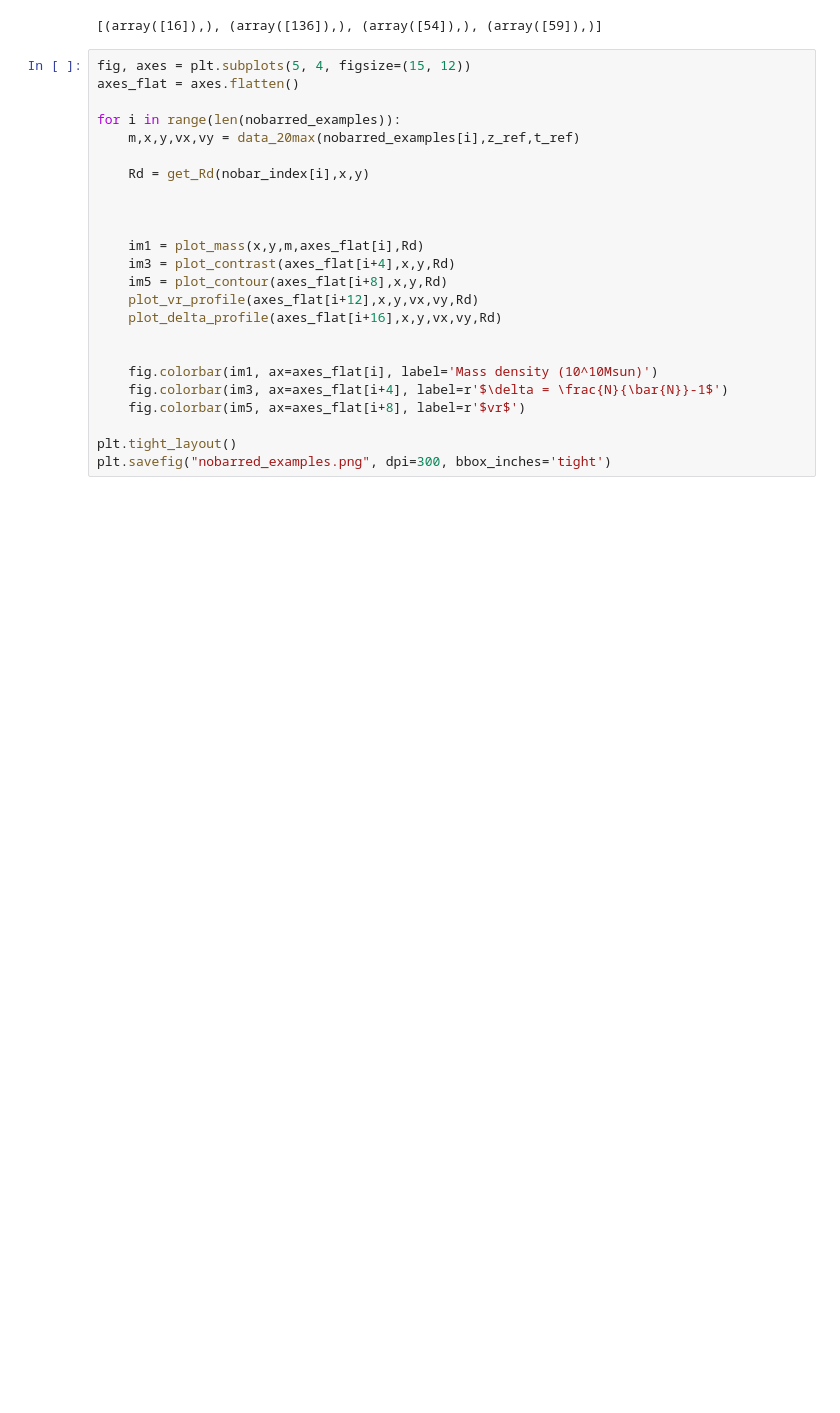
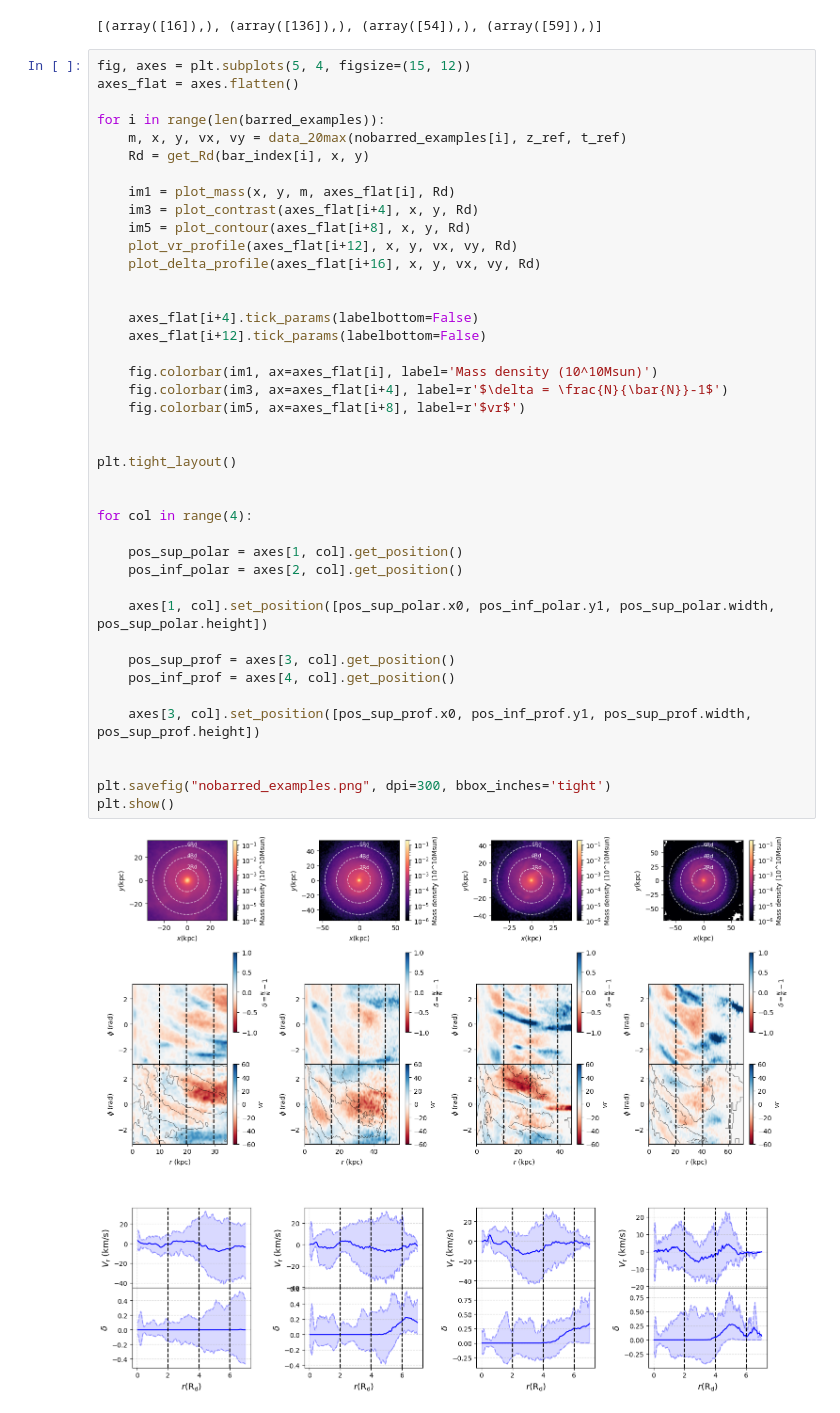
Before and after one commit to Alverd02/Kinematic-Signatures-of-Bars-and-Spirals-in-TNG50-Galaxies, a Jupyter notebook: Multiple galaxies.ipynb, the cells around one changed output. Cells and saved outputs as stored; diff of their text form; blank space fills up the shorter version.

```diff
--- a/Multiple galaxies.ipynb
+++ b/Multiple galaxies.ipynb
@@ -1260,24 +1260,43 @@ print(bar_index)
 # %%
 fig, axes = plt.subplots(5, 4, figsize=(15, 12))
 axes_flat = axes.flatten()
 
-for i in range(len(nobarred_examples)):
-    m,x,y,vx,vy = data_20max(nobarred_examples[i],z_ref,t_ref)
+for i in range(len(barred_examples)):
+    m, x, y, vx, vy = data_20max(nobarred_examples[i], z_ref, t_ref)
+    Rd = get_Rd(bar_index[i], x, y)
 
-    Rd = get_Rd(nobar_index[i],x,y)
+    im1 = plot_mass(x, y, m, axes_flat[i], Rd)
+    im3 = plot_contrast(axes_flat[i+4], x, y, Rd)
+    im5 = plot_contour(axes_flat[i+8], x, y, Rd)
+    plot_vr_profile(axes_flat[i+12], x, y, vx, vy, Rd)
+    plot_delta_profile(axes_flat[i+16], x, y, vx, vy, Rd)
 
 
-
-    im1 = plot_mass(x,y,m,axes_flat[i],Rd)
-    im3 = plot_contrast(axes_flat[i+4],x,y,Rd)
-    im5 = plot_contour(axes_flat[i+8],x,y,Rd)
-    plot_vr_profile(axes_flat[i+12],x,y,vx,vy,Rd)
-    plot_delta_profile(axes_flat[i+16],x,y,vx,vy,Rd)
-
+    axes_flat[i+4].tick_params(labelbottom=False)
+    axes_flat[i+12].tick_params(labelbottom=False)
 
     fig.colorbar(im1, ax=axes_flat[i], label='Mass density (10^10Msun)')
     fig.colorbar(im3, ax=axes_flat[i+4], label=r'$\delta = \frac{N}{\bar{N}}-1$')
     fig.colorbar(im5, ax=axes_flat[i+8], label=r'$vr$')
 
+
 plt.tight_layout()
+
+
+for col in range(4):
+
+    pos_sup_polar = axes[1, col].get_position()
+    pos_inf_polar = axes[2, col].get_position()
+
+    axes[1, col].set_position([pos_sup_polar.x0, pos_inf_polar.y1, pos_sup_polar.width, pos_sup_polar.height])
+
+    pos_sup_prof = axes[3, col].get_position()
+    pos_inf_prof = axes[4, col].get_position()
+
+    axes[3, col].set_position([pos_sup_prof.x0, pos_inf_prof.y1, pos_sup_prof.width, pos_sup_prof.height])
+
+
 plt.savefig("nobarred_examples.png", dpi=300, bbox_inches='tight')
+plt.show()
+# %% [output]
+[figure, added]
```
Also changed, not shown: parts of 13 cells of this notebook, 40 other files.
